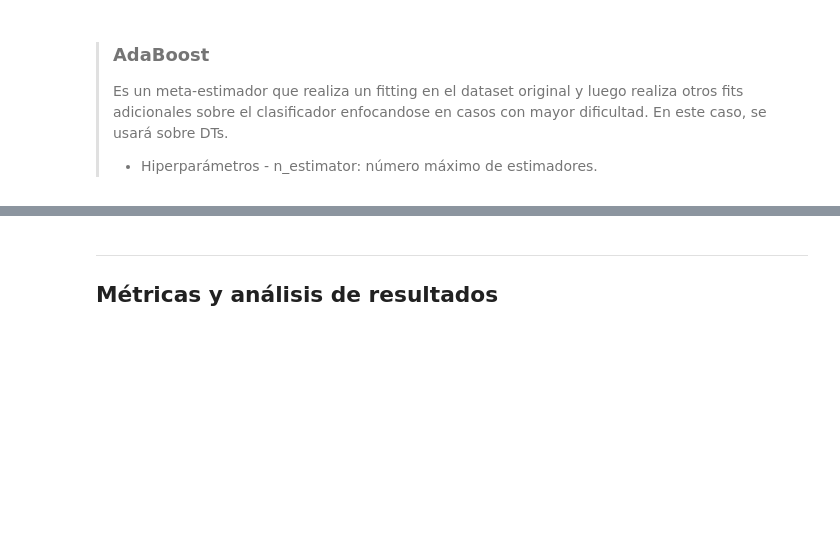
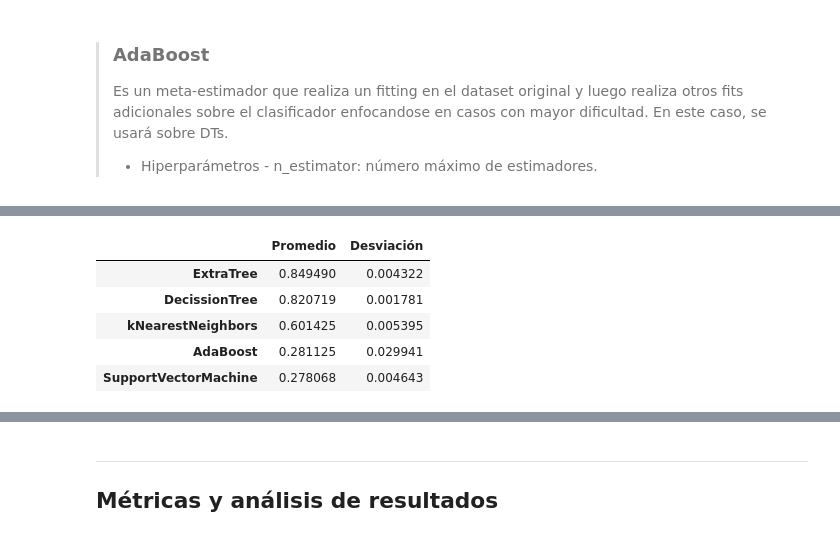
Before and after one commit to brunomb97/mat281-proyecto, a Jupyter notebook: resultados.ipynb, the cells around one changed output, grey strips where cells are left out. Drawn from its saved outputs; the diff is of its cells as text; code cells hidden in the pictures; blank space fills up the shorter version.

```diff
--- a/resultados.ipynb
+++ b/resultados.ipynb
@@ -377,7 +376,7 @@ categoricalFeatures = ['experimentalTechnique',
 
 pdb_10cl_sample = (pdb_10cl
                    .groupby("classification")
-                   .sample(n = 4058, random_state = 42)
+                   .sample(n = minSamples, random_state = 42)
                    .drop(labels = categoricalFeatures, axis = 1)
                    .dropna()
                   )
@@ -546,0 +596,11 @@ predt.score(Xcl_test, ycl_test)
+# %%
+name = 'DT'
+
+predt = DecisionTreeClassifier()
+predt.fit(Xcl_train, ycl_train)
+
+PrePredicts[name] = predt.predict(Xcl_test)
+PreScoreStats[name] = predt.score(Xcl_test, ycl_test)
+PreCVStats[name] = csmStat(cross_val_model(DecisionTreeClassifier(), Xcl, ycl))
+
+print(toString(name, PreScoreStats, PreCVStats))
@@ -573,0 +645,11 @@ preet.score(Xcl_test, ycl_test)
+# %%
+name = 'ET'
+
+preet = ExtraTreesClassifier()
+preet.fit(Xcl_train, ycl_train)
+
+PrePredicts[name] = preet.predict(Xcl_test)
+PreScoreStats[name] = preet.score(Xcl_test, ycl_test)
+PreCVStats[name] = csmStat(cross_val_model(ExtraTreesClassifier(), Xcl, ycl))
+
+print(toString(name, PreScoreStats, PreCVStats))
@@ -609,0 +703,11 @@ ab.score(Xcl_test, ycl_test)
+# %%
+name = 'AB'
+
+preab = AdaBoostClassifier()
+preab.fit(Xcl_train, ycl_train)
+
+PrePredicts[name] = preab.predict(Xcl_test)
+PreScoreStats[name] = preab.score(Xcl_test, ycl_test)
+PreCVStats[name] = csmStat(cross_val_model(AdaBoostClassifier(), Xcl, ycl))
+
+print(toString(name, PreScoreStats, PreCVStats))
@@ -633,0 +776,17 @@ ab.score(Xcl_test, ycl_test)
+# %%
+(pd.DataFrame.from_dict(PreCVStats,
+                        orient='index',
+                        columns=['Promedio', 'Desviación'])
+             .rename({'ET': 'ExtraTree',
+                     'DT': 'DecissionTree',
+                     'kNN': 'kNearestNeighbors',
+                     'SVC': 'SupportVectorMachine',
+                     'AB': 'AdaBoost'})
+             .sort_values(by='Promedio', ascending=False))
+# %% [output]
+|  | Promedio | Desviación |
+| ExtraTree | 0.849490 | 0.004322 |
+| DecissionTree | 0.820719 | 0.001781 |
+| kNearestNeighbors | 0.601425 | 0.005395 |
+| AdaBoost | 0.281125 | 0.029941 |
+| SupportVectorMachine | 0.278068 | 0.004643 |
```
Also changed, not shown: parts of 33 cells of this notebook.
